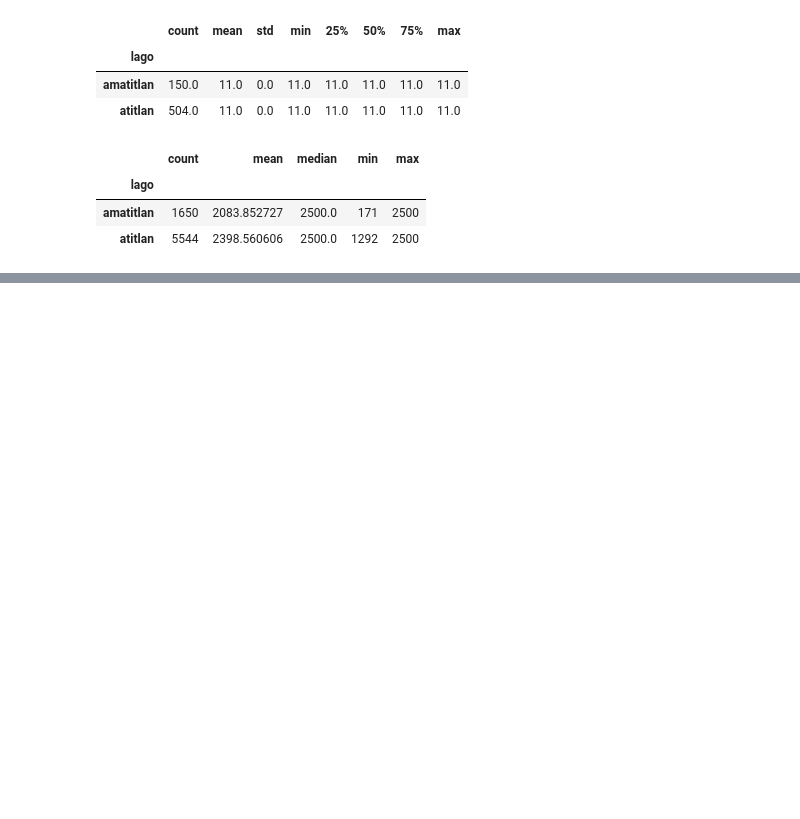
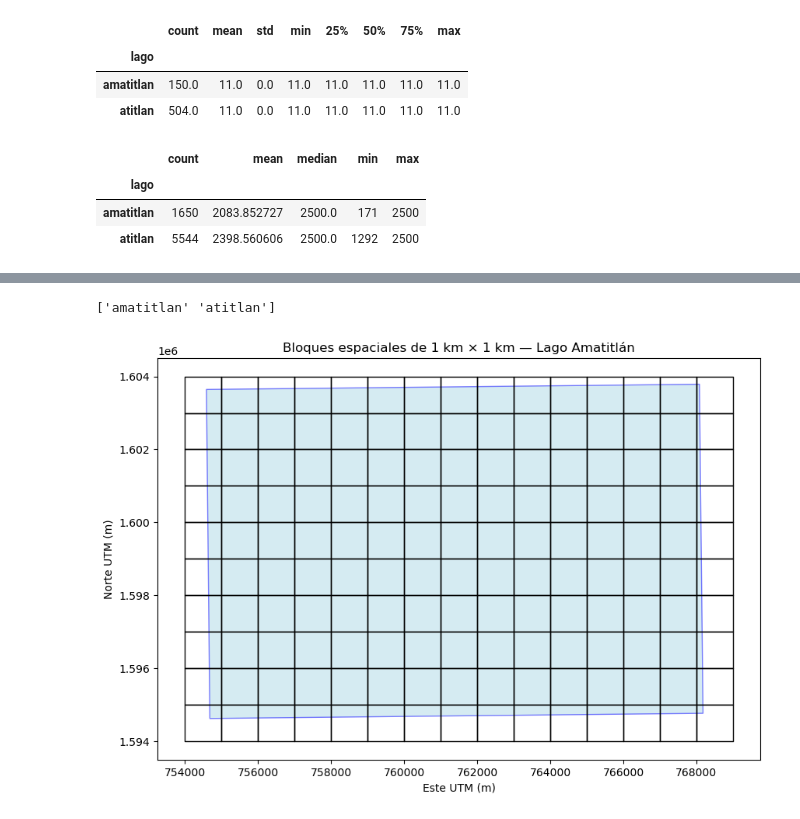
Before and after one commit to ricrod01/Laboratorio_4_2_DS, a Jupyter notebook: Inciso_6.ipynb, the cells around one changed output, grey strips where cells are left out. Cells and saved outputs as stored; diff of their text form; code cells hidden in the pictures; blank space fills up the shorter version.

```diff
--- a/Inciso_6.ipynb
+++ b/Inciso_6.ipynb
@@ -442,0 +489,5 @@ display(resumen_espacial)
+# %%
+gdf_bloques = crear_geometria_bloques(df_respuesta,tamano=1000)
+print(gdf_bloques.head())
+print(gdf_bloques.crs)
+print("Bloques:", len(gdf_bloques))
@@ -442,0 +598,35 @@ display(resumen_espacial)
+# %%
+#MAPA DE AMATITLAN
+bloques_amatitlan = gdf_bloques[gdf_bloques["lago"] == "amatitlan"]
+print(df_respuesta["lago"].unique())
+fig, ax = plt.subplots(figsize=(10, 10))
+
+# Contorno del lago
+amatitlan_utm.plot(
+    ax=ax,
+    facecolor="lightblue",
+    edgecolor="blue",
+    alpha=0.5
+)
+
+# Cuadrícula
+bloques_amatitlan.plot(
+    ax=ax,
+    facecolor="none",
+    edgecolor="black",
+    linewidth=1
+)
+
+ax.set_title(
+    "Bloques espaciales de 1 km × 1 km — Lago Amatitlán"
+)
+
+ax.set_xlabel("Este UTM (m)")
+ax.set_ylabel("Norte UTM (m)")
+
+ax.set_aspect("equal")
+
+plt.show()
+# %% [output]
+['amatitlan' 'atitlan']
+[figure, added]
```
Also changed, not shown: parts of 15 cells of this notebook.
